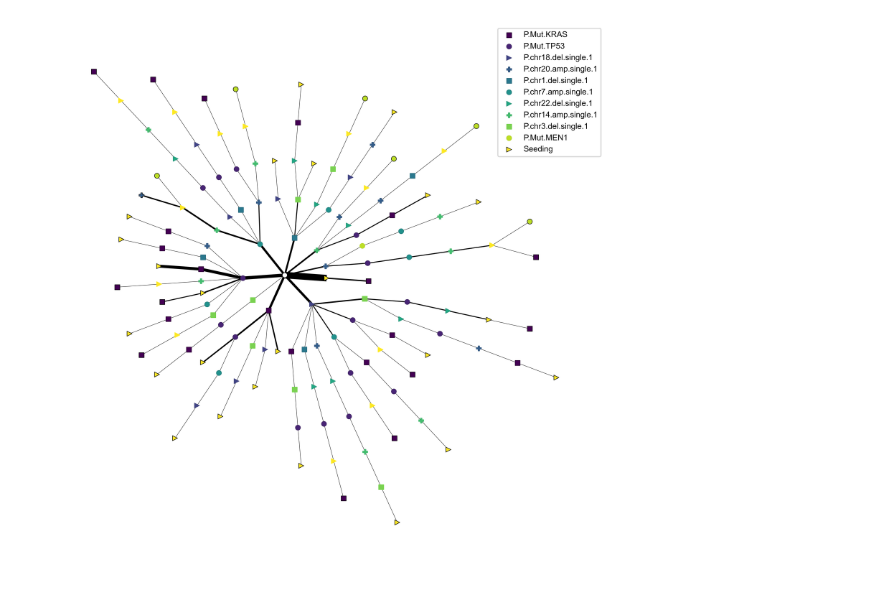
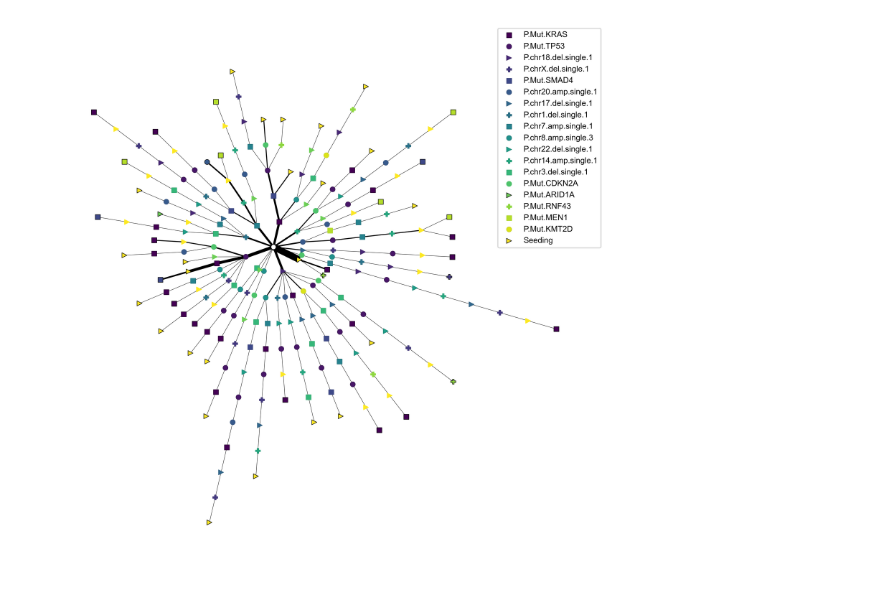
Before and after one commit to cbg-ethz/metMHN, a Jupyter notebook: results/metMHN.ipynb, the cells around one changed output. Drawn from its saved outputs; the diff is of its cells as text; code cells hidden in the pictures.

```diff
--- a/results/metMHN.ipynb
+++ b/results/metMHN.ipynb
@@ -68,8 +68,8 @@ colors = None
 importance = np.abs(metMHN.log_theta - np.diag(np.diag(metMHN.log_theta)))
 importance = importance.sum(axis=0) + importance.sum(axis=1)
 filtered_events = np.arange(metMHN.log_theta.shape[0])[
-    np.argsort(importance)[:-12:-1]]
-
+    # np.argsort(importance)[:14:-1]]
+    np.argsort(importance)]
 my_orders = [tuple(event for event in o if event in filtered_events)
              for o in my_orders]
 my_orders = [o for o in my_orders if not o == ()]
@@ -114,31 +114,31 @@ nx.draw_networkx_edges(g, pos,
 
 for obs in g.graph["observations"]:
     nx.draw_networkx_nodes(g, pos, nodelist=node_dict[obs],
                            node_size=node_size,
                            label=legend_alias.get(
         obs, str(obs)[:min(20, len(str(obs)))]),
         node_shape=markers[obs],
         node_color=[colors[obs]],
         edgecolors=["black" if g.nodes[n].get("terminal") else
                     # "silver"
                     lighten_color(colors[obs], 1.1)
                     for n in node_dict[obs]]
         if not always_contour else "black",
         linewidths=contour_width,
         ax=axis)
 if root == ():
     nx.draw_networkx_nodes(
         g,
         pos,
         nodelist=[()],
         node_size=node_size,
         node_color="white", edgecolors="black", linewidths=contour_width, ax=axis)
 axis.axis("off")
 
 axis.legend(prop=legend_kws)
 
 axis.axis("off")
 f.set_dpi(500)
 f.set_size_inches(10, 10)
 # %% [output]
-[figure, old version]
+[figure, new version]
```
Also changed, not shown: 1 other file.
